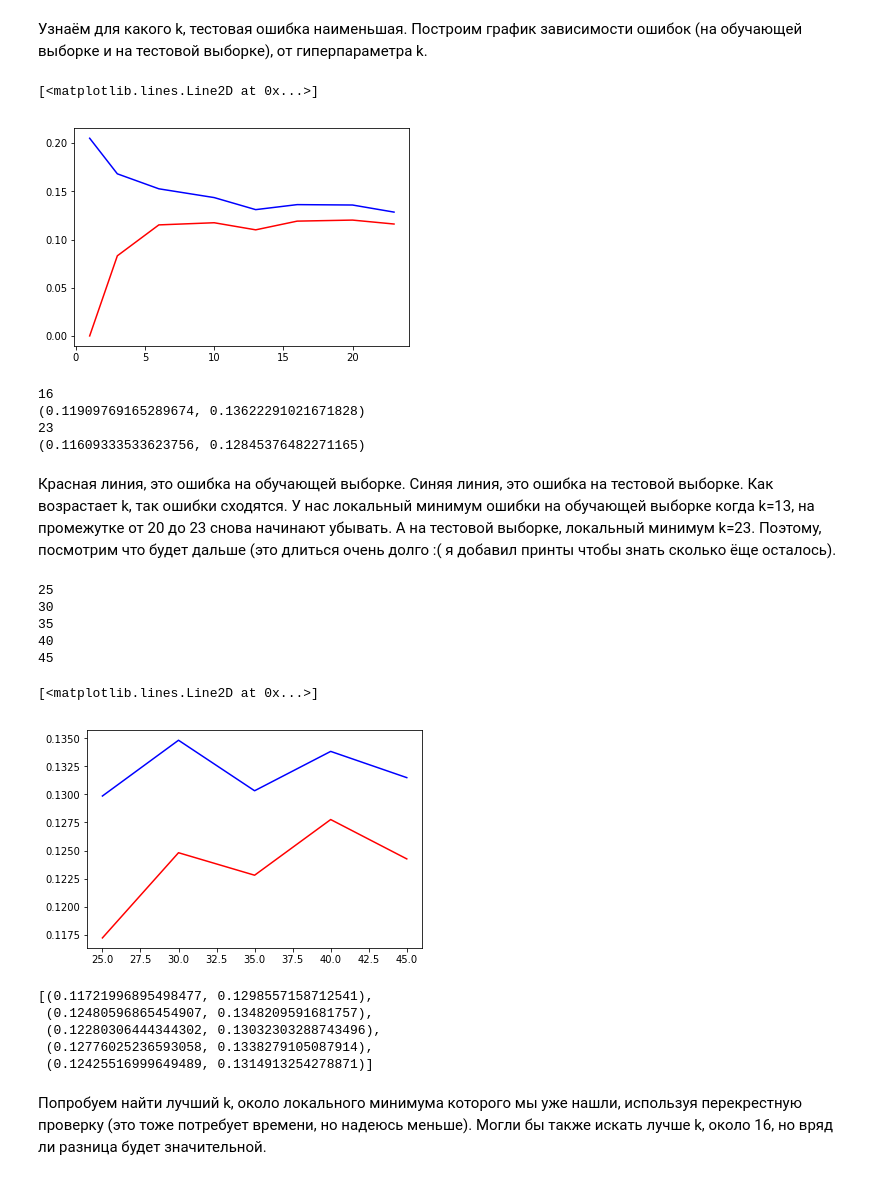
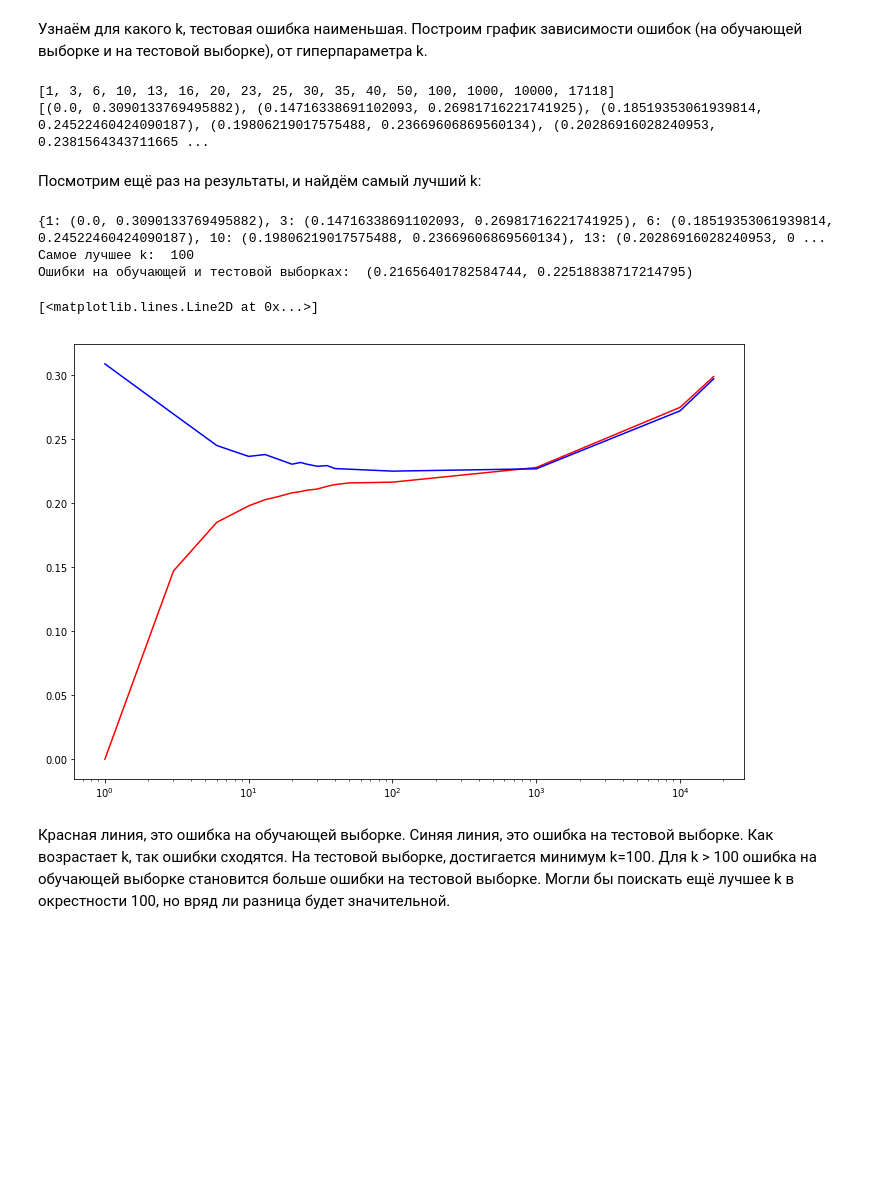
Before and after one commit to kormang/MachineLearningCourseProject, a Jupyter notebook: gss.ipynb, the cells around one changed output. Saved outputs shown, nothing was run; the diff lists cells and outputs as text; code cells hidden in the pictures; blank space fills up the shorter version.

```diff
--- a/gss.ipynb
+++ b/gss.ipynb
@@ -235,6 +235,7 @@ def group_inc(row):
         return 0
 
 data['class'] = data.apply(group_inc, axis=1)
+data = data.drop(['coninc'], axis=1)
 # %% [markdown]
 Узнаем что-нибудь о нашем новом признаке:
 # %%
@@ -835,44 +823,42 @@ def try_k(k):
     #knn.set_params(n_neighbors=10)
     knn.fit(X_train, y_train)
     return (1 - knn.score(X_train, y_train), 1 - knn.score(X_test, y_test))
+# %%
+ks = [1, 3, 6, 10, 13, 16, 20, 23, 25, 30, 35, 40, 50, 100, 1000, 10000, X_test.shape[0]-1]
+results_for_k = [try_k(k) for k in ks]
+print(ks)
+print(results_for_k)
+# %% [output]
+[1, 3, 6, 10, 13, 16, 20, 23, 25, 30, 35, 40, 50, 100, 1000, 10000, 17118]
+[(0.0, 0.3090133769495882), (0.14716338691102093, 0.26981716221741925), (0.18519353061939814, 0.24522460424090187), (0.19806219017575488, 0.23669606869560134), (0.20286916028240953, 0.2381564343711665 ...
+# %% [markdown]
+Посмотрим ещё раз на результаты, и найдём самый лучший k:
+# %%
+import operator
+
+results_paired = {}
+i = 0
+while i < len(ks):
+    results_paired[ks[i]] = results_for_k[i]
+    i = i + 1
+
+min_index, _ = min(enumerate([t for _, t in results_for_k]), key=operator.itemgetter(1))
+
+print(results_paired)
+print('Самое лучшее k: ', ks[min_index])
+print('Ошибки на обучающей и тестовой выборках: ', results_for_k[min_index])
+# %% [output]
+{1: (0.0, 0.3090133769495882), 3: (0.14716338691102093, 0.26981716221741925), 6: (0.18519353061939814, 0.24522460424090187), 10: (0.19806219017575488, 0.23669606869560134), 13: (0.20286916028240953, 0 ...
+Самое лучшее k:  100
+Ошибки на обучающей и тестовой выборках:  (0.21656401782584744, 0.22518838717214795)
 # %%
-ks = [1, 3, 6, 10, 13, 16, 20, 23]
-results_for_k = [try_k(k) for k in ks]
+plt.rcParams["figure.figsize"] = [12, 8]
+axes = plt.gca()
+axes.set_xscale('log', basex=10)
 plt.plot(ks, [r[0] for r in results_for_k], color="r")
 plt.plot(ks, [r[1] for r in results_for_k], color="b")
 # %% [output]
 [<matplotlib.lines.Line2D at 0x...>]
-[figure, old version]
+[figure, new version]
-# %%
-print(try_k(16))
-print(try_k(23))
-# %% [output]
-16
-(0.11909769165289674, 0.13622291021671828)
-23
-(0.11609333533623756, 0.12845376482271165)
 # %% [markdown]
-Красная линия, это ошибка на обучающей выборке. Синяя линия, это ошибка на тестовой выборке. Как возрастает k, так ошибки сходятся. У нас локальный минимум ошибки на обучающей выборке когда k=13, на промежутке от 20 до 23 снова начинают убывать. А на тестовой выборке, локальный минимум k=23. Поэтому, посмотрим что будет дальше (это длиться очень долго :( я добавил принты чтобы знать сколько ёще осталось).
+Красная линия, это ошибка на обучающей выборке. Синяя линия, это ошибка на тестовой выборке. Как возрастает k, так ошибки сходятся. На тестовой выборке, достигается минимум k=100. Для k > 100 ошибка на обучающей выборке становится больше ошибки на тестовой выборке. Могли бы поискать ещё лучшее k в окрестности 100, но вряд ли разница будет значительной.
-# %%
-ks = [25, 30, 35, 40, 45]
-results_for_k = [try_k(k) for k in ks]
-plt.plot(ks, [r[0] for r in results_for_k], color="r")
-plt.plot(ks, [r[1] for r in results_for_k], color="b")
-# %% [output]
-25
-30
-35
-40
-45
-[<matplotlib.lines.Line2D at 0x...>]
-[figure, removed]
-# %%
-results_for_k
-# %% [output]
-[(0.11721996895498477, 0.1298557158712541),
- (0.12480596865454907, 0.1348209591681757),
- (0.12280306444344302, 0.13032303288743496),
- (0.12776025236593058, 0.1338279105087914),
- (0.12425516999649489, 0.1314913254278871)]
-# %% [markdown]
-Попробуем найти лучший k, около локального минимума которого мы уже нашли, используя перекрестную проверку (это тоже потребует времени, но надеюсь меньше). Могли бы также искать лучше k, около 16, но вряд ли разница будет значительной.
```
Also changed, not shown: parts of 47 cells of this notebook.
